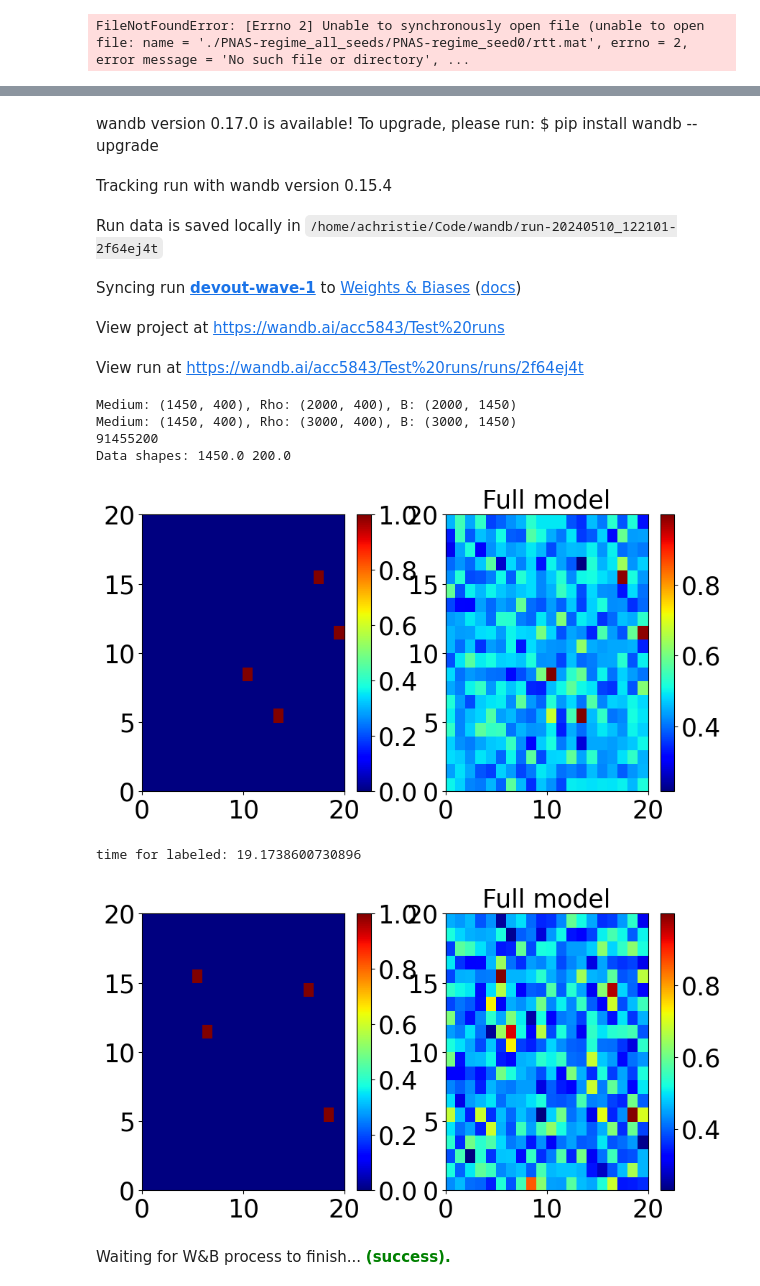
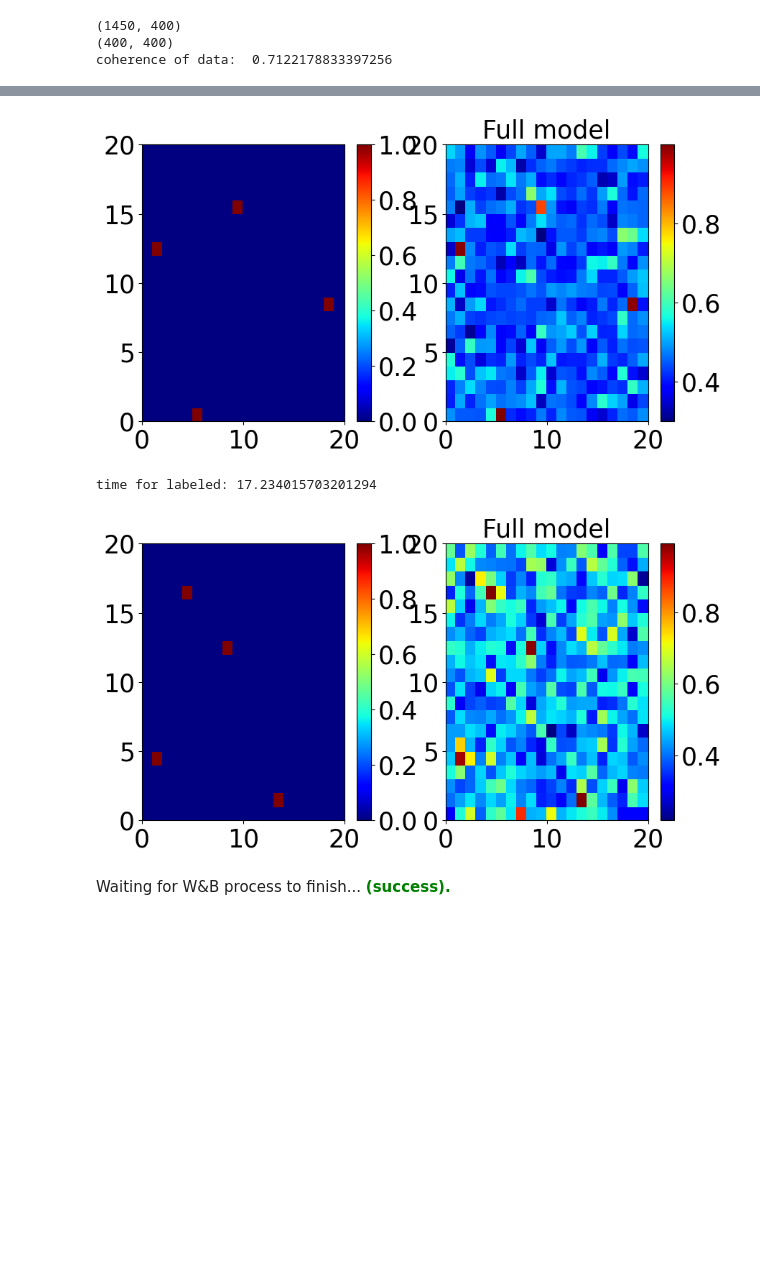
Before and after one commit to alexei-novikov/RM_imaging, a Jupyter notebook: multi_dict.ipynb, the cells around one changed output, grey strips where cells are left out. Saved outputs shown, nothing was run; the diff lists cells and outputs as text; code cells hidden in the pictures; blank space fills up the shorter version.

```diff
--- a/multi_dict.ipynb
+++ b/multi_dict.ipynb
@@ -45,8 +45,7 @@ from functorch.experimental import replace_all_batch_norm_modules_
 encoder_out='sigmoid'
 cwd=os. getcwd()
 
-data_path=os.
-'/home/achristie/Codes_data/PNAS-regime_all_seeds/PNAS-regime_seed0'
+data_path=os.path.join(cwd,'PNAS-regime_all_seeds/PNAS-regime_seed0')
 medium= np.array(mat73.loadmat(data_path+'/rtt.mat')['Artt'])
 print(medium.shape)
 inners=medium.transpose().conjugate()@medium
@@ -61,7 +60,9 @@ print('coherence of data: ', max)
 #rho=np.load(data_path+'/train/rho.npy')
 #print(np.allclose(medium@rho[0],b[0]))
 # %% [output]
-FileNotFoundError: [Errno 2] Unable to synchronously open file (unable to open file: name = './PNAS-regime_all_seeds/PNAS-regime_seed0/rtt.mat', errno = 2, error message = 'No such file or directory', ...
+(1450, 400)
+(400, 400)
+coherence of data:  0.7122178833397256
 # %%
 starttime=time.time()
 target='raw'
@@ -71,8 +72,7 @@ Epochs=10
 Track_run=False
 #Enter your wanbd key below and uncomment wanbd code to track run on wandb
 if Track_run:
-    key='89a70fbc572a495206df640bd6c9cbf2a4a0dcaa'
-    wandb.login(key=key)# 89a70fbc572a495206df640bd6c9cbf2a4a0dcaa
+    wandb.login(key=key) #enter your own key here
     wandb.init(project='Test runs')
     wandb.config['labeled_data']=labeled_data
 
@@ -177,16 +178,6 @@ wandb: Appending key for api.wandb.ai to your netrc file: /home/achristie/.netrc
-wandb version 0.17.0 is available! To upgrade, please run: $ pip install wandb --upgrade
-Tracking run with wandb version 0.15.4
-Run data is saved locally in /home/achristie/Code/wandb/run-20240510_122101-2f64ej4t
-Syncing run devout-wave-1 to Weights & Biases (docs)
-View project at https://wandb.ai/acc5843/Test%20runs
-View run at https://wandb.ai/acc5843/Test%20runs/runs/2f64ej4t
+[figure, new version]
-Medium: (1450, 400), Rho: (2000, 400), B: (2000, 1450)
-Medium: (1450, 400), Rho: (3000, 400), B: (3000, 1450)
-91455200
-Data shapes: 1450.0 200.0
+time for labeled: 17.234015703201294
-[figure, old version]
-time for labeled: 19.1738600730896
-[figure, old version]
+[figure, new version]
 # %%
 #loads model from location and gets Ghat error
 data_path='/home/achristie/Codes_data/PNAS-regime_all_seeds/PNAS-regime_seed0'
```
Also changed, not shown: parts of 2 cells of this notebook.
